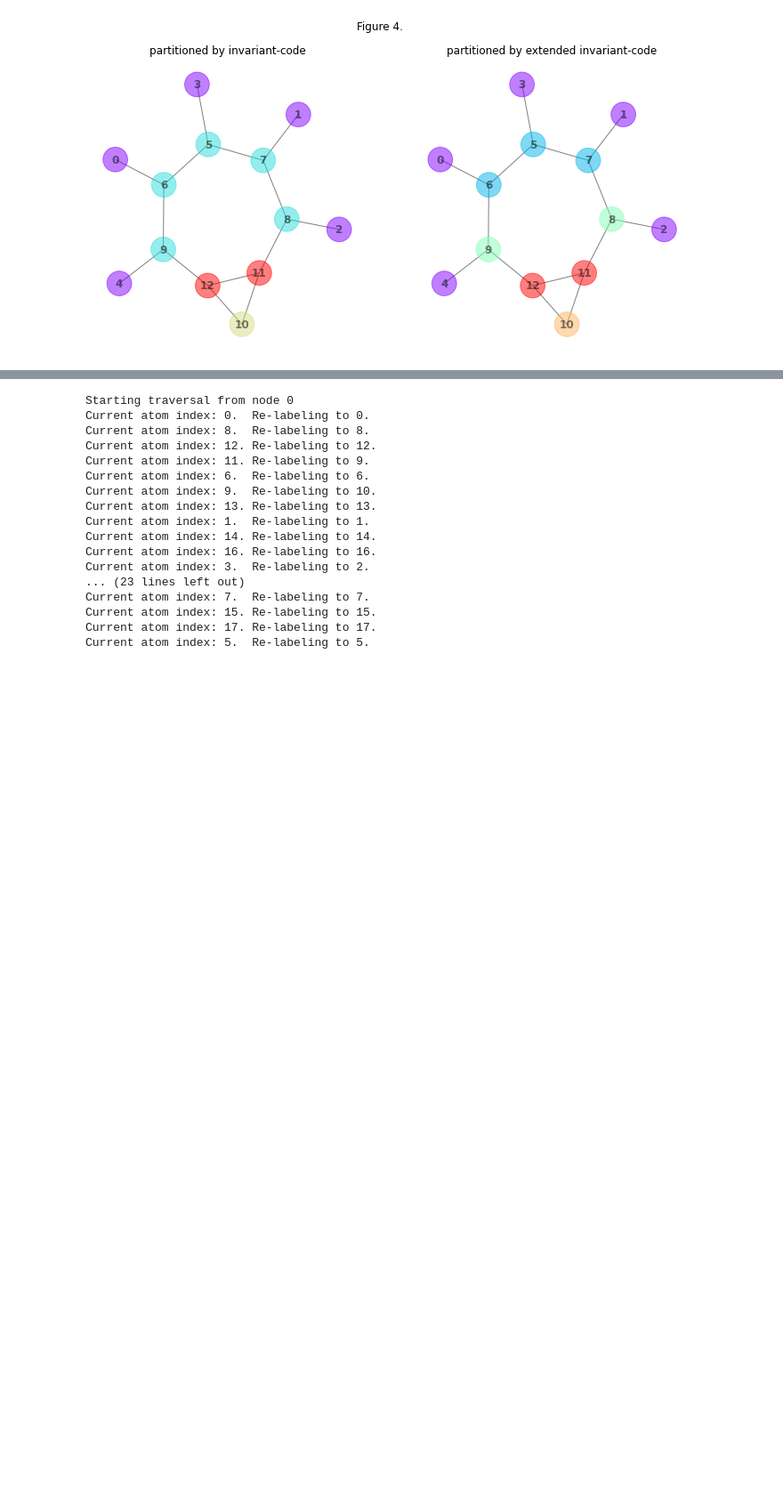
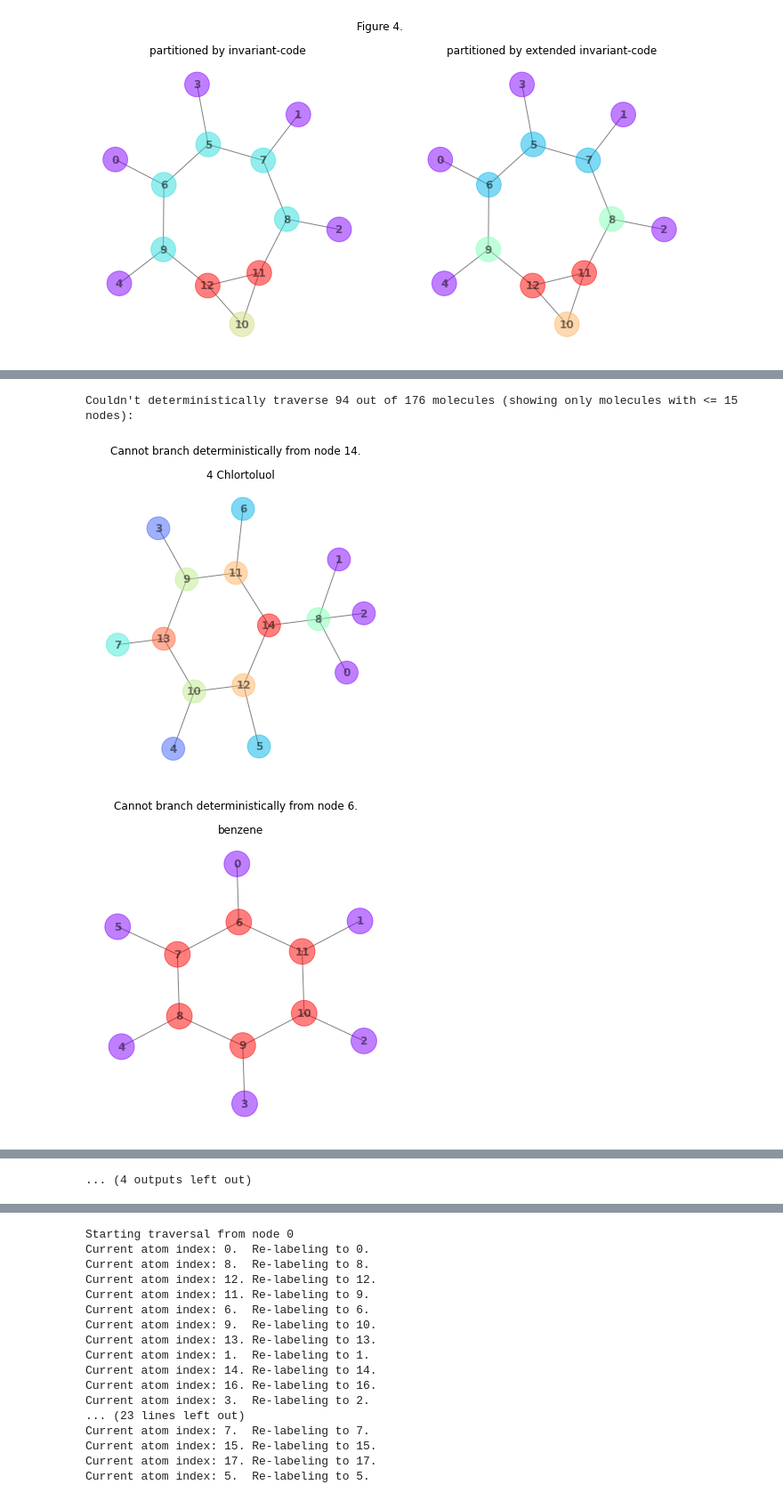
Before and after one commit to TUCAN-nest/TUCAN, a Jupyter notebook: demo_canonicalization.ipynb, the cells around one changed output, grey strips where cells are left out. Shown at 89% size. Drawn from its saved outputs; the diff is of its cells as text; code cells hidden in the pictures; blank space fills up the shorter version.

```diff
--- a/demo_canonicalization.ipynb
+++ b/demo_canonicalization.ipynb
@@ -224,0 +260,20 @@ Secondly, the canonical labeling depends on where the traversal starts (root nod
+# %%
+testfiles = list(Path("tests/molfiles").glob("*/*.mol"))
+n_permutation_necessary = 0
+for f in testfiles:
+    m = graph_from_file(f)
+    m_partitioned = partition_molecule_by_attribute(m, "invariant_code", include_neighbors=True)
+    m_refined = list(refine_partitions(m_partitioned))
+    m_partitioned = m_refined[-1] if m_refined else m_partitioned
+    try:
+        canonical_idcs = assign_canonical_labels(m_partitioned, 0, enforce_deterministic_branching=True)
+    except AssertionError as e:
+        n_permutation_necessary += 1
+        if m_partitioned.number_of_nodes() <= 15:
+            draw_molecules([m_partitioned], [f.stem], highlight="partition", title=e)
+
+print(f"Couldn't deterministically traverse {n_permutation_necessary} out of {len(testfiles)} molecules (showing only molecules with <= 15 nodes):")
+# %% [output]
+Couldn't deterministically traverse 94 out of 176 molecules (showing only molecules with <= 15 nodes):
+[figure, added]
+[figure, added]
@@ -224,0 +289 @@ Secondly, the canonical labeling depends on where the traversal starts (root nod
+... (4 outputs left out)
```
Also changed, not shown: parts of 16 cells of this notebook.
